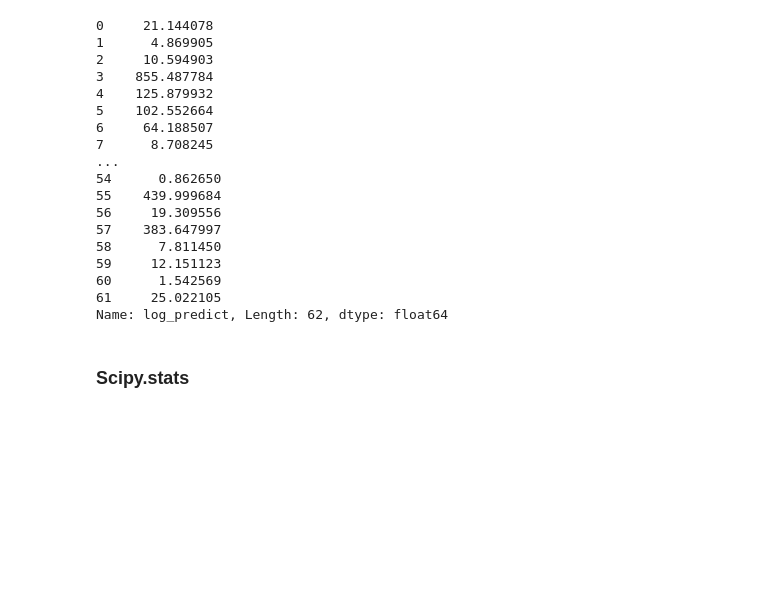
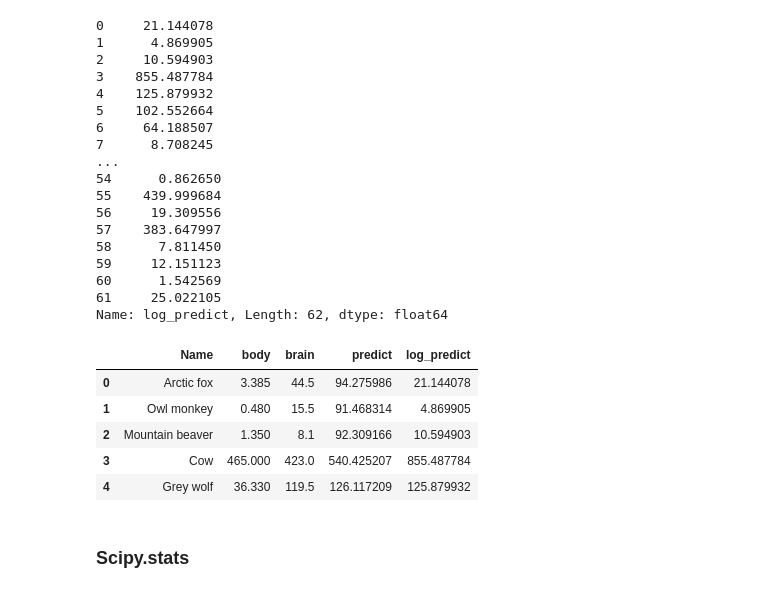
Before and after one commit to kinsenlee/DS_HK_5, a Jupyter notebook: notebooks/06 - Polynomial Regression.ipynb, the cells around one changed output. Saved outputs shown, nothing was run; the diff lists cells and outputs as text; code cells hidden in the pictures; blank space fills up the shorter version.

```diff
--- a/notebooks/06 - Polynomial Regression.ipynb
+++ b/notebooks/06 - Polynomial Regression.ipynb
@@ -425,6 +428,15 @@ mammals['log_predict']
 60      1.542569
 61     25.022105
 Name: log_predict, Length: 62, dtype: float64
+# %%
+mammals.head()
+# %% [output]
+|  | Name | body | brain | predict | log_predict |
+| 0 | Arctic fox | 3.385 | 44.5 | 94.275986 | 21.144078 |
+| 1 | Owl monkey | 0.480 | 15.5 | 91.468314 | 4.869905 |
+| 2 | Mountain beaver | 1.350 | 8.1 | 92.309166 | 10.594903 |
+| 3 | Cow | 465.000 | 423.0 | 540.425207 | 855.487784 |
+| 4 | Grey wolf | 36.330 | 119.5 | 126.117209 | 125.879932 |
 # %% [markdown]
 ### Scipy.stats
 # %% [markdown]
```
Also changed, not shown: parts of 17 cells of this notebook, 2 other files.
